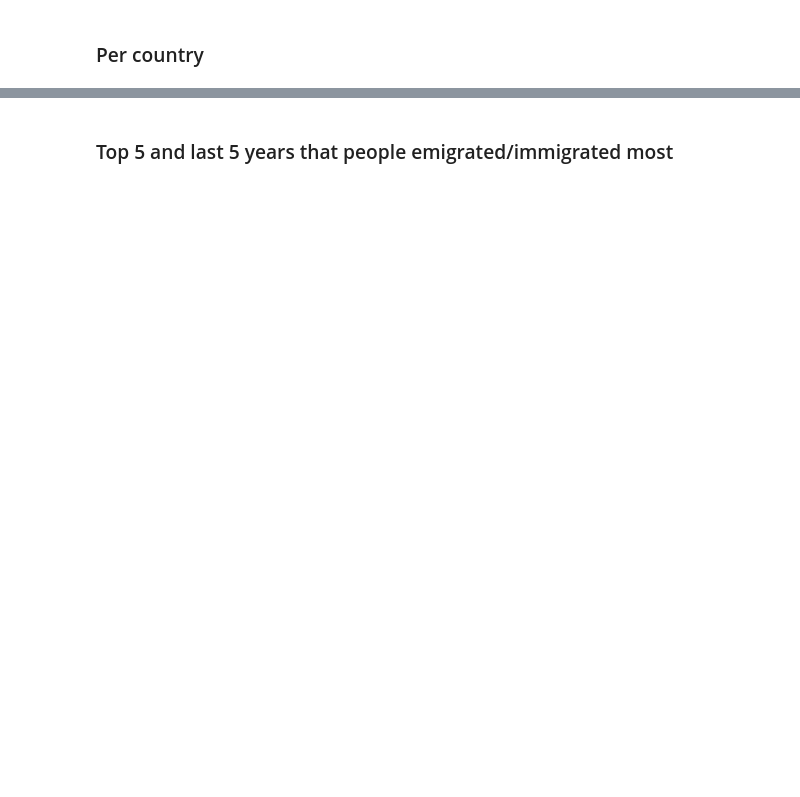
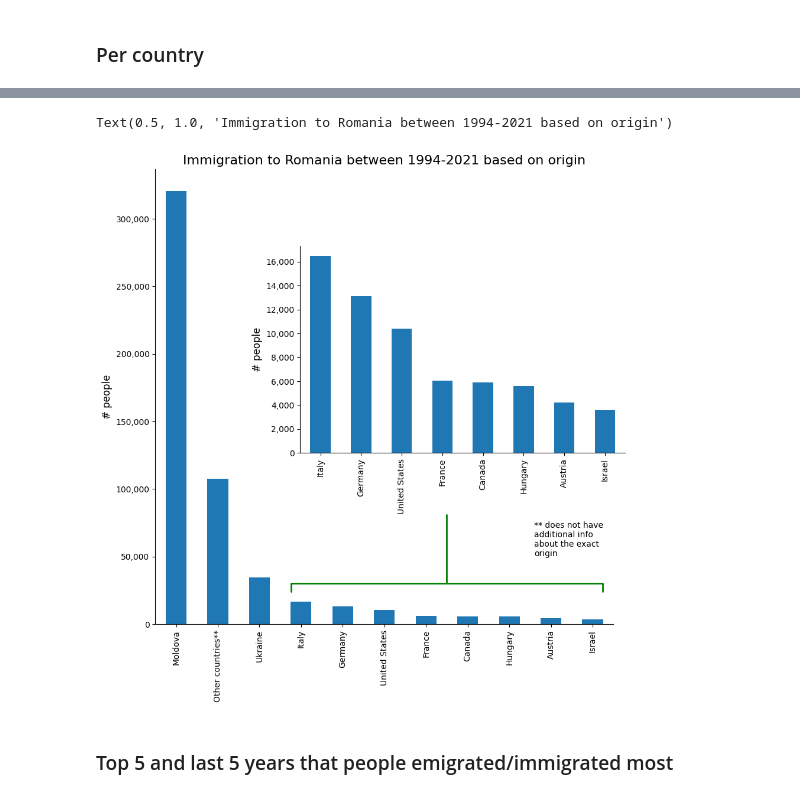
Before and after one commit to laci03/romania_emigration_immigration, a Jupyter notebook: emigrants_immigrants_plots.ipynb, the cells around one changed output, grey strips where cells are left out. Saved outputs shown, nothing was run; the diff lists cells and outputs as text; code cells hidden in the pictures; blank space fills up the shorter version.

```diff
--- a/emigrants_immigrants_plots.ipynb
+++ b/emigrants_immigrants_plots.ipynb
@@ -115,34 +159,37 @@ def add_stars(df, x):
     if len(df.loc[:, '1994': '2021'].iloc[x, :].dropna()) != len(df.loc[:, '1994': '2021'].iloc[x, :]):
         return '*'
     return ''
 
 ax.set_yticklabels(['{:,}'.format(int(x)) for x in ax.get_yticks().tolist()])
 ax.set_xticklabels(['{}{}'.format(immigrants_df['country'].iloc[x], add_stars(immigrants_df, x)) for x in ax.get_xticks().tolist()])
 
 l, b, h, w = .37, .40, .35, .55
 ax2 = fig.add_axes([l, b, w, h])
 immigrants_df.iloc[-8:, :].plot.bar(y='total', x='country', ax=ax2, label='')
 
 ax2.get_legend().remove()
 ax2.axes.get_xaxis().set_label_text('')
 ax2.set_yticklabels(['{:,}'.format(int(x)) for x in ax2.get_yticks().tolist()])
 ax2.set_xticklabels(['{}{}'.format(immigrants_df.iloc[-8:, :]['country'].iloc[x], add_stars(immigrants_df.iloc[-8:, :], x)) for x in ax2.get_xticks().tolist()])
 plt.xticks(rotation = 90, ha='center');
 
 
 # plt.title('Close up')
 ax.spines.right.set_visible(False)
 ax.spines.top.set_visible(False)
 ax.set_ylabel('# people', fontsize=12)
 
 ax2.spines.right.set_visible(False)
 ax2.spines.top.set_visible(False)
 ax2.set_ylabel('# people', fontsize=12)
 
 ax.annotate(xy=(8.5, 8000), xytext=(5,90), textcoords='offset points', text='** does not have\nadditional info\nabout the exact\norigin', va='center', color='black', fontsize=10);
 
 
-ax.set_title('Immigration to Romania based on origin', fontsize=16)
+ax.set_title('Immigration to Romania between 1994-2021 based on origin', fontsize=16)
+# %% [output]
+Text(0.5, 1.0, 'Immigration to Romania between 1994-2021 based on origin')
+[figure, added]
 # %%
 immigrants_per_country_plot = fig
 # %% [markdown]
```
Also changed, not shown: parts of 11 cells of this notebook, 4 other files.
